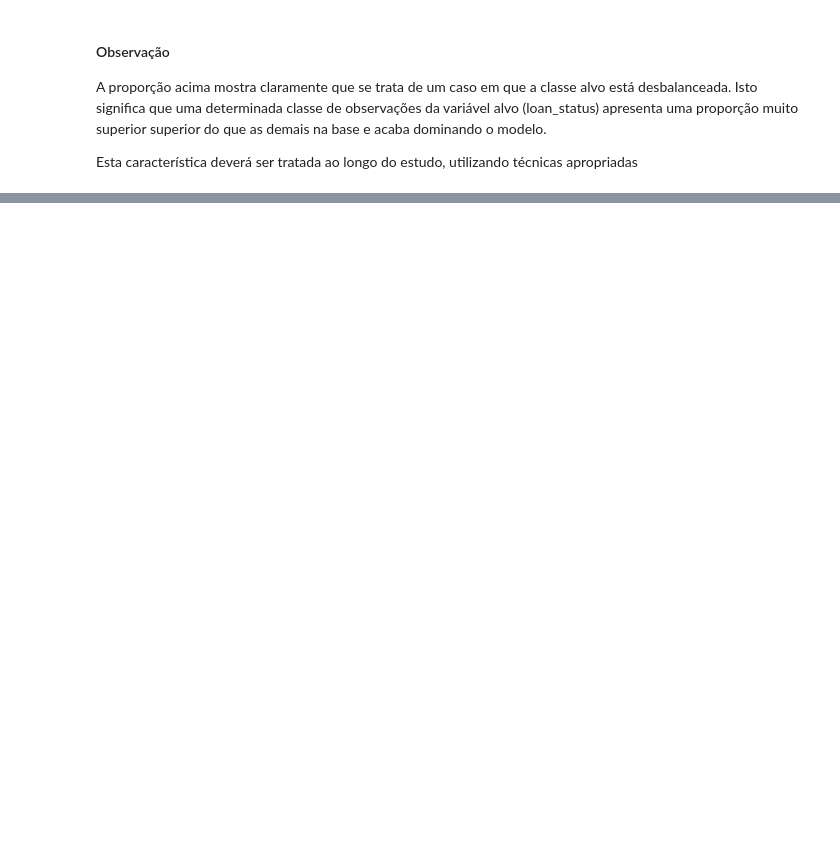
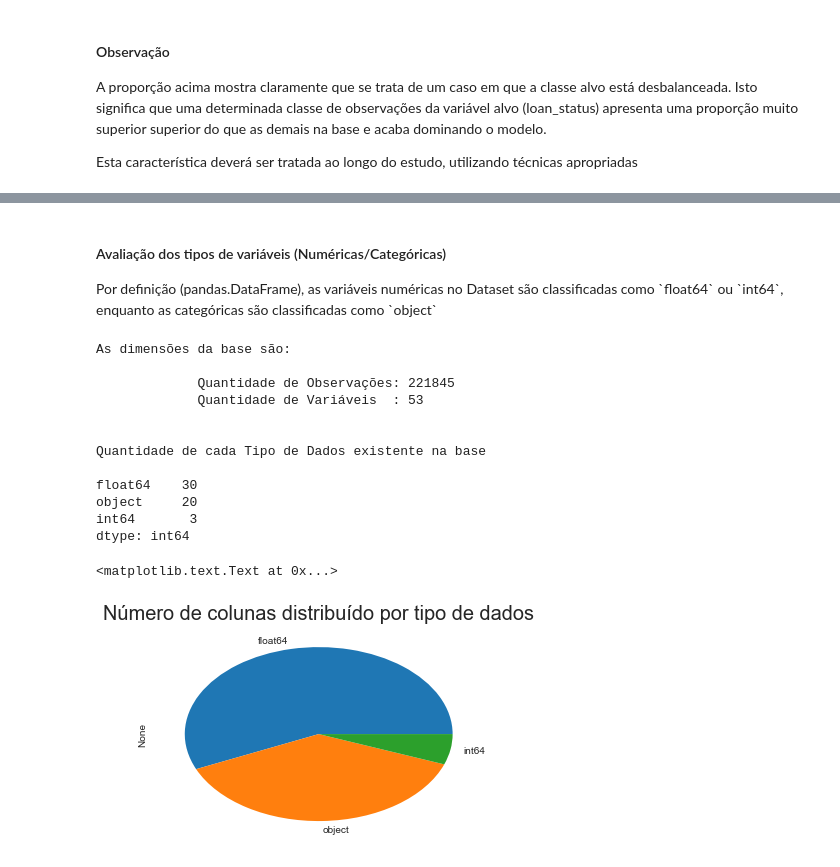
Before and after one commit to junqueira/lending-club-loan-data-analysis, a Jupyter notebook: notebook/Trabalho - Análises Preditivas.ipynb, the cells around one changed output, grey strips where cells are left out. Saved outputs shown, nothing was run; the diff lists cells and outputs as text; code cells hidden in the pictures; blank space fills up the shorter version.

```diff
--- a/notebook/Trabalho - Análises Preditivas.ipynb
+++ b/notebook/Trabalho - Análises Preditivas.ipynb
@@ -200,5 +239,7 @@ df.apply(lambda x: x/x.sum())
 # %%
 #Define a variável target (alvo)
-## 1 = Empréstimo Honrado (Pago/Em Dia)
+## 1 = Empréstimo Honrado ("Fully Paid" ou "Current")
 ## 0 = Empréstimo Não Honrado (Demais Categorias)
-df['target'] = df['loan_status'].apply(lambda value: 1 if value in ("Fully Paid","Current","Default") else 0)
+df['target'] = df['loan_status'].apply(lambda value: 1 if value in ("Fully Paid","Current") else 0)
+df.drop('loan_status',axis=1,inplace=True)
+df.head()
@@ -207,0 +260,28 @@ KeyboardInterrupt:
+# %% [markdown]
+<h4>Avaliação dos tipos de variáveis (Numéricas/Categóricas)</h4>
+<p>Por definição (pandas.DataFrame), as variáveis numéricas no Dataset são classificadas como `float64` ou `int64`, enquanto as categóricas são classificadas como `object`</p>
+# %%
+# Quantidade de tipos de dados diferentes no dataset
+print_shape(df)
+print("\n")
+print("Quantidade de cada Tipo de Dados existente na base \n")
+print(df.dtypes.value_counts())
+df.dtypes.value_counts().plot(kind='pie')
+plt.title('Número de colunas distribuído por tipo de dados',fontsize=20)
+#plt.xlabel('Número de colunas',fontsize=15)
+#plt.ylabel(None)
+# %% [output]
+As dimensões da base são:
+
+             Quantidade de Observações: 221845
+             Quantidade de Variáveis  : 53
+
+
+Quantidade de cada Tipo de Dados existente na base
+
+float64    30
+object     20
+int64       3
+dtype: int64
+<matplotlib.text.Text at 0x...>
+[figure, added]
```
Also changed, not shown: parts of 20 cells of this notebook.
